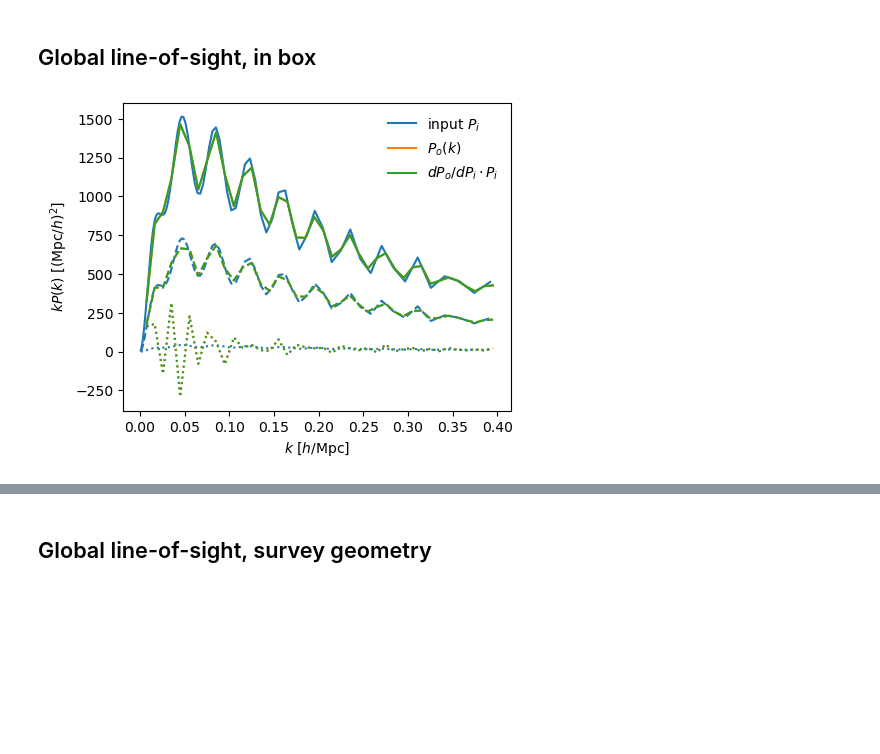
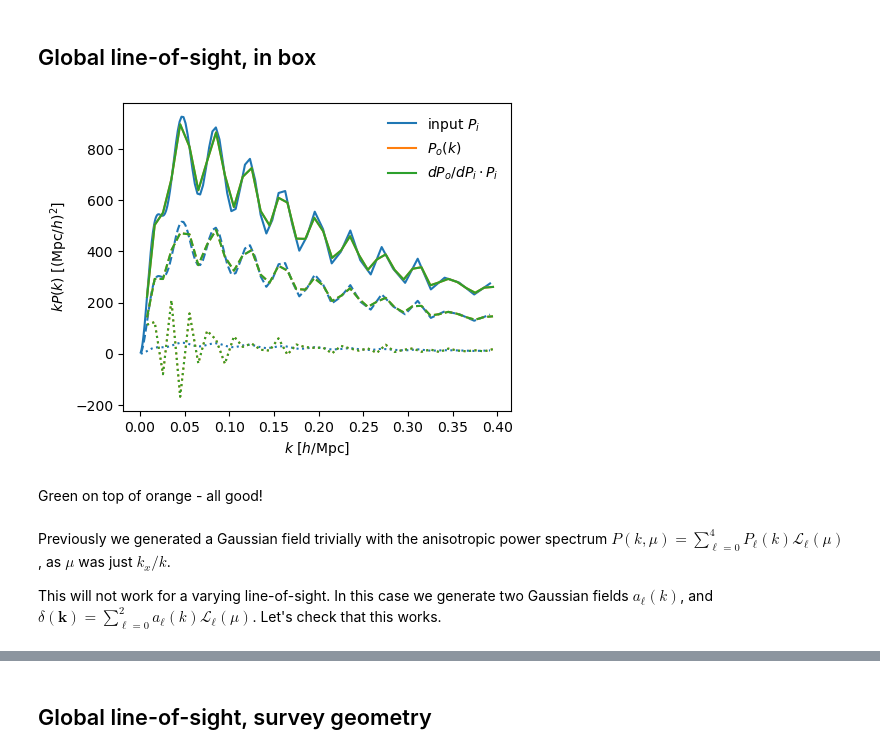
Before and after one commit to adematti/jax-window, a Jupyter notebook: nb/anisotropic.ipynb, the cells around one changed output, grey strips where cells are left out. Saved outputs shown, nothing was run; the diff lists cells and outputs as text; code cells hidden in the pictures; blank space fills up the shorter version.

Commit message:
varying los in notebook

```diff
--- a/nb/anisotropic.ipynb
+++ b/nb/anisotropic.ipynb
@@ -30,61 +32,57 @@ cosmo = DESI(engine='eisenstein_hu_nowiggle')
 pk = cosmo.get_fourier().pk_interpolator().to_1d(z=1.)
 kin = jnp.geomspace(1e-3, 1e1, 200)
 pkin = pk(kin) * (1. + 0.2 * np.sin(kin / 0.006))
-kin = jnp.geomspace(1e-3, 1e1, 200)
 ells = (0, 2, 4)
 
-f, b = 0.8, 2.
+f, b = 0.8, 1.5
 pkb = b**2 * pkin
 beta = f / b
-pkell = jnp.array([(1. + 2. / 3. * beta + 1. / 5. * beta ** 2) * pkb,
-                   (4. / 3. * beta + 4. / 7. * beta ** 2) * pkb,
-                    8. / 35 * beta ** 2 * pkb])
+poles = [(1. + 2. / 3. * beta + 1. / 5. * beta ** 2) * pkb,
+         0.9 * (4. / 3. * beta + 4. / 7. * beta ** 2) * pkb,
+          8. / 35 * beta ** 2 * pkb]
+poles = jnp.array(poles)
 
-def get_pkmu(pkell, los):
 
-    def pkmu(kvec):
-        k = jnp.sqrt(sum(kk**2 for kk in kvec))
-        mu = sum(kk * ll for kk, ll in zip(kvec, los)) / jnp.where(k == 0., 1., k)
-        shape = k.shape
-        k, mu = k.ravel(), mu.ravel()
-        toret = 0.
-        for ill, ell in enumerate(ells):
-            toret += jnp.interp(k, kin, pkell[ill], left=0., right=0.) * legendre(ell)(mu)
-        return toret.reshape(shape)
-    return pkmu
-
-def mock_box(pkell, unitary_amplitude=True, boxsize=1000., meshsize=128, los=(1, 0, 0), seed=42):
-    power = get_pkmu(pkell, los=los)
-    mesh = generate_gaussian_mesh(power, unitary_amplitude=unitary_amplitude, boxsize=boxsize, meshsize=meshsize, seed=seed)
+def mock_box(poles, unitary_amplitude=True, los='x', boxsize=1000., meshsize=128, seed=42):
+    boxcenter = np.array((1e9, 0., 0.))
+    mesh = generate_anisotropic_gaussian_mesh(kin, poles, unitary_amplitude=unitary_amplitude,
+                                              boxsize=boxsize, meshsize=meshsize, boxcenter=boxcenter,
+                                              los=los, seed=seed)
     edges = {'step': 0.01}
-    return compute_mesh_power(mesh, edges=edges, ells=ells, los=los)
+    return compute_mesh_power(mesh, edges=edges, ells=ells, los={'local': 'firstpoint'}.get(los, los))
 
 get_pk = lambda pkin, **kwargs: mock_box(pkin, **kwargs)
 get_wmat = lambda pkin, **kwargs: jax.jacrev(lambda pkin: get_pk(pkin, **kwargs).power.real)(pkin)
-get_pk = jax.jit(get_pk, static_argnames=['unitary_amplitude'])
-get_wmat = jax.jit(get_wmat, static_argnames=['unitary_amplitude'])
+get_pk = jax.jit(get_pk)
+get_wmat = jax.jit(get_wmat)
 
 seed = random.key(42)
 # Get one power spectrum
-pk = get_pk(pkell, seed=seed)
-pkt = jnp.tensordot(get_wmat(pkell, seed=seed), pkell, axes=((2, 3), (0, 1)))
+pk = get_pk(poles, seed=seed)
+pkt = jnp.tensordot(get_wmat(poles, seed=seed), poles, axes=((2, 3), (0, 1)))
 k, edges = pk.k, pk.edges
 
 ax = plt.gca()
 maskin = kin < edges[-1]
 linestyles = ['-', '--', ':']
 colors = ['C0', 'C1', 'C2']
 labels = ['input $P_i$', '$P_o(k)$', '$dP_o/dP_i \cdot P_i$']
 for color, label in zip(colors, labels):
     ax.plot([], [], color=color, linestyle='-', label=label)
 for ill, ell in enumerate(ells):
     linestyle = linestyles[ill]
-    ax.plot(kin[maskin], kin[maskin] * pkell[ill, maskin], linestyle=linestyle, color=colors[0])
+    ax.plot(kin[maskin], kin[maskin] * poles[ill][maskin], linestyle=linestyle, color=colors[0])
     ax.plot(k, k * pk.power[ill].real, linestyle=linestyle, color=colors[1])
     ax.plot(k, k * pkt[ill], linestyle=linestyle, color=colors[2])
 ax.set_xlabel(r'$k$ [$h/\mathrm{Mpc}$]')
 ax.set_ylabel(r'$k P(k)$ [$(\mathrm{Mpc}/h)^{2}$]')
 ax.legend(frameon=False)
 plt.show()
 # %% [output]
-[figure, old version]
+[figure, new version]
+# %% [markdown]
+Green on top of orange - all good!
+# %% [markdown]
+Previously we generated a Gaussian field trivially with the anisotropic power spectrum $P(k, \mu) = \sum_{\ell = 0}^{4} P_\ell(k) \mathcal{L}_\ell(\mu)$, as $\mu$ was just $k_x / k$.
+
+This will not work for a varying line-of-sight. In this case we generate two Gaussian fields $a_\ell(k)$, and $\delta(\mathbf{k}) = \sum_{\ell = 0}^{2} a_\ell(k) \mathcal{L}_\ell(\mu)$. Let's check that this works.
```
Also changed, not shown: parts of 10 cells of this notebook, 2 other files.
